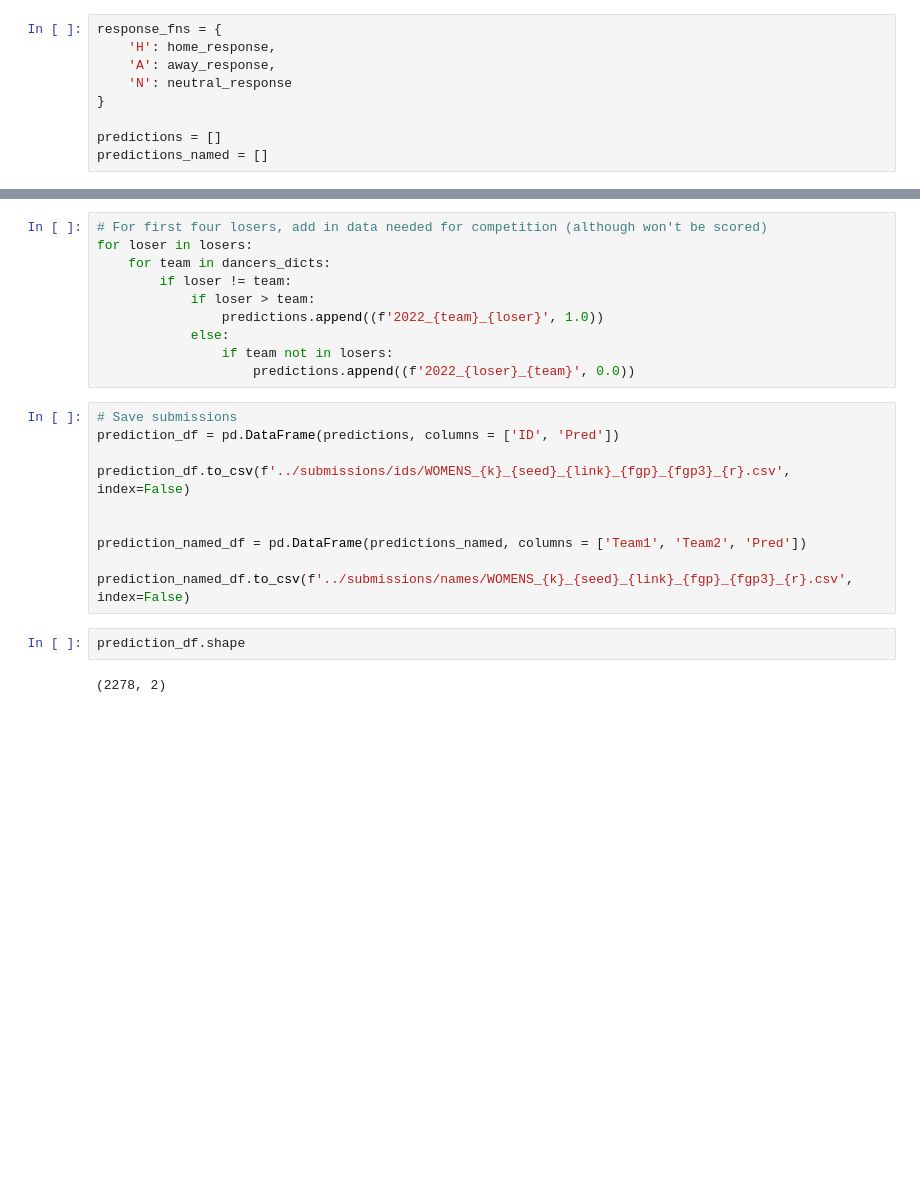
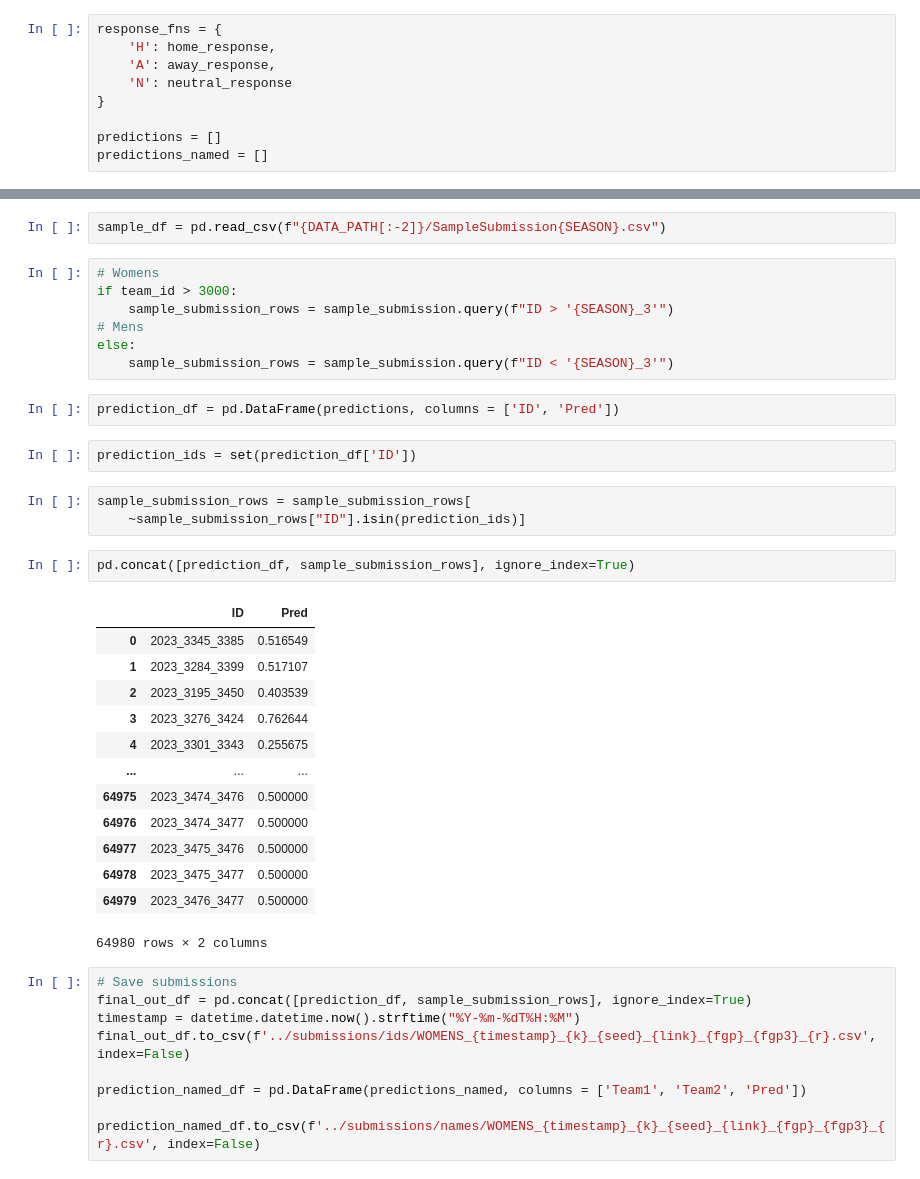
Before and after one commit to NickHilton/March-Madness, a Jupyter notebook: notebooks/Season-predictions-Updated-Ratings.ipynb, the cells around one changed output, grey strips where cells are left out. Drawn from its saved outputs; the diff is of its cells as text; blank space fills up the shorter version.

Commit message:
notebooks and sample csvs

```diff
--- a/notebooks/Season-predictions-Updated-Ratings.ipynb
+++ b/notebooks/Season-predictions-Updated-Ratings.ipynb
@@ -277,24 +287,41 @@ for rd in [1,2,3,4,5,6]:
-# %%
-# For first four losers, add in data needed for competition (although won't be scored)
-for loser in losers:
-    for team in dancers_dicts:
-        if loser != team:
-            if loser > team:
-                predictions.append((f'2022_{team}_{loser}', 1.0))
-            else:
-                if team not in losers:
-                    predictions.append((f'2022_{loser}_{team}', 0.0))
+# %%
+sample_df = pd.read_csv(f"{DATA_PATH[:-2]}/SampleSubmission{SEASON}.csv")
+# %%
+# Womens
+if team_id > 3000:
+    sample_submission_rows = sample_submission.query(f"ID > '{SEASON}_3'")
+# Mens
+else:
+    sample_submission_rows = sample_submission.query(f"ID < '{SEASON}_3'")
+# %%
+prediction_df = pd.DataFrame(predictions, columns = ['ID', 'Pred'])
+# %%
+prediction_ids = set(prediction_df['ID'])
+# %%
+sample_submission_rows = sample_submission_rows[
+    ~sample_submission_rows["ID"].isin(prediction_ids)]
+# %%
+pd.concat([prediction_df, sample_submission_rows], ignore_index=True)
+# %% [output]
+|  | ID | Pred |
+| 0 | 2023_3345_3385 | 0.516549 |
+| 1 | 2023_3284_3399 | 0.517107 |
+| 2 | 2023_3195_3450 | 0.403539 |
+| 3 | 2023_3276_3424 | 0.762644 |
+| 4 | 2023_3301_3343 | 0.255675 |
+| ... | ... | ... |
+| 64975 | 2023_3474_3476 | 0.500000 |
+| 64976 | 2023_3474_3477 | 0.500000 |
+| 64977 | 2023_3475_3476 | 0.500000 |
+| 64978 | 2023_3475_3477 | 0.500000 |
+| 64979 | 2023_3476_3477 | 0.500000 |
+64980 rows × 2 columns
 # %%
 # Save submissions
-prediction_df = pd.DataFrame(predictions, columns = ['ID', 'Pred'])
-
-prediction_df.to_csv(f'../submissions/ids/WOMENS_{k}_{seed}_{link}_{fgp}_{fgp3}_{r}.csv', index=False)
-
+final_out_df = pd.concat([prediction_df, sample_submission_rows], ignore_index=True)
+timestamp = datetime.datetime.now().strftime("%Y-%m-%dT%H:%M")
+final_out_df.to_csv(f'../submissions/ids/WOMENS_{timestamp}_{k}_{seed}_{link}_{fgp}_{fgp3}_{r}.csv', index=False)
 
 prediction_named_df = pd.DataFrame(predictions_named, columns = ['Team1', 'Team2', 'Pred'])
 
-prediction_named_df.to_csv(f'../submissions/names/WOMENS_{k}_{seed}_{link}_{fgp}_{fgp3}_{r}.csv', index=False)
+prediction_named_df.to_csv(f'../submissions/names/WOMENS_{timestamp}_{k}_{seed}_{link}_{fgp}_{fgp3}_{r}.csv', index=False)
-# %%
-prediction_df.shape
-# %% [output]
-(2278, 2)
```
Also changed, not shown: parts of 19 cells of this notebook, 3 other files.
